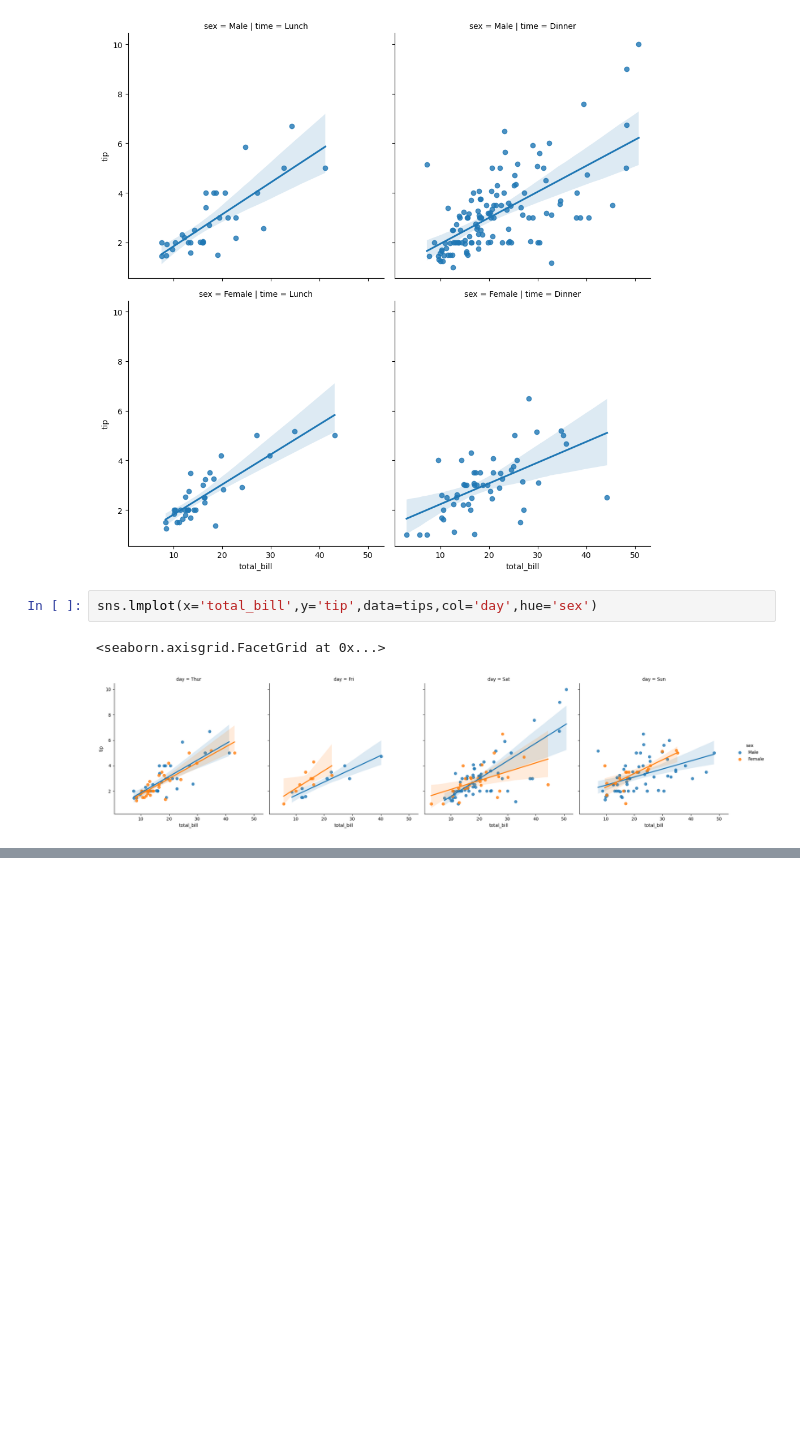
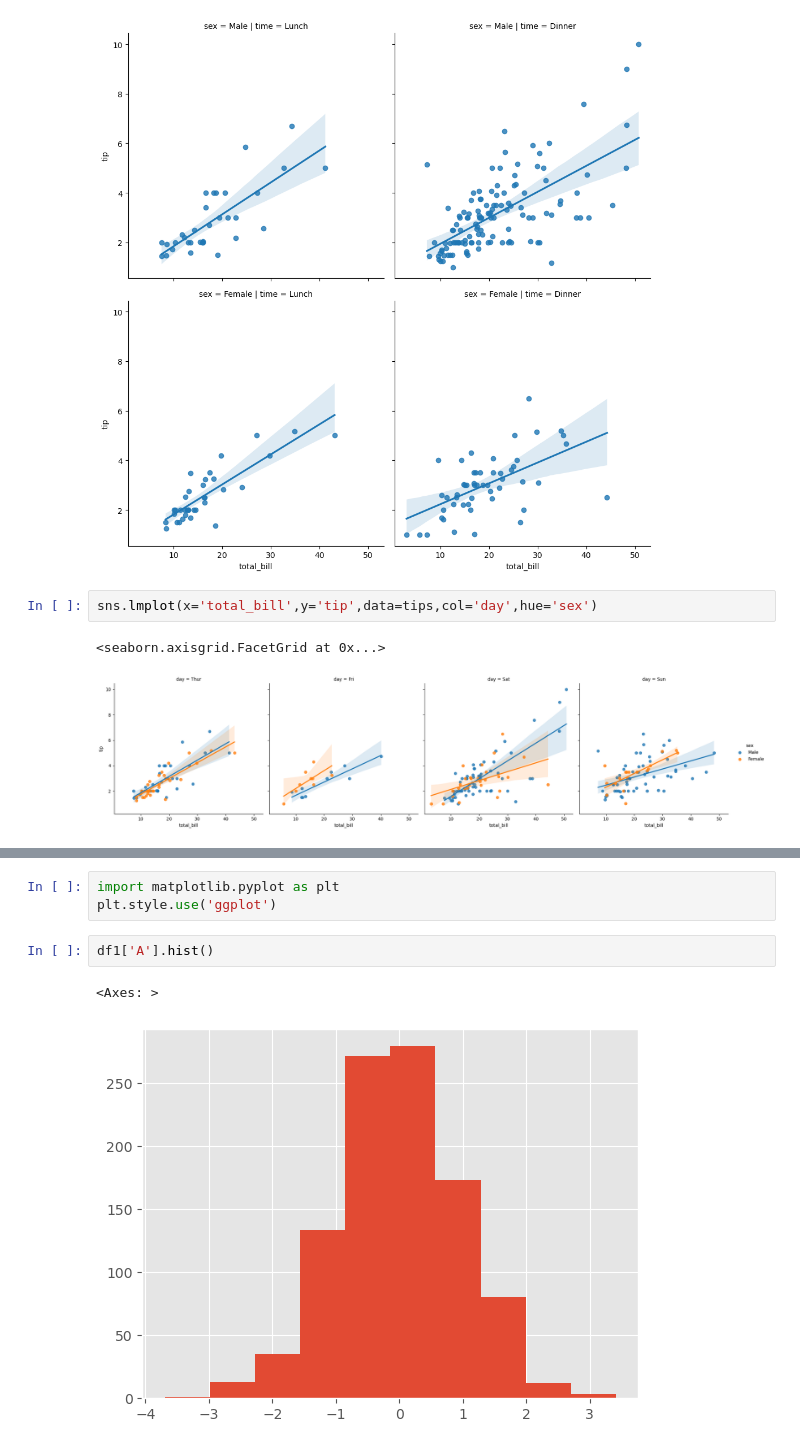
Before and after one commit to harikrishnad1997/Python-Training-experiments, a Jupyter notebook: Basics-Dataviz.ipynb, the cells around one changed output, grey strips where cells are left out. Cells and saved outputs as stored; diff of their text form; blank space fills up the shorter version.

Commit message:
Adding viz ggplot

```diff
--- a/Basics-Dataviz.ipynb
+++ b/Basics-Dataviz.ipynb
@@ -449,0 +462,8 @@ sns.lmplot(x='total_bill',y='tip',data=tips,col='day',hue='sex')
+# %%
+import matplotlib.pyplot as plt
+plt.style.use('ggplot')
+# %%
+df1['A'].hist()
+# %% [output]
+<Axes: >
+[figure, added]
```
Also changed, not shown: parts of 12 cells of this notebook, 2 other files.
